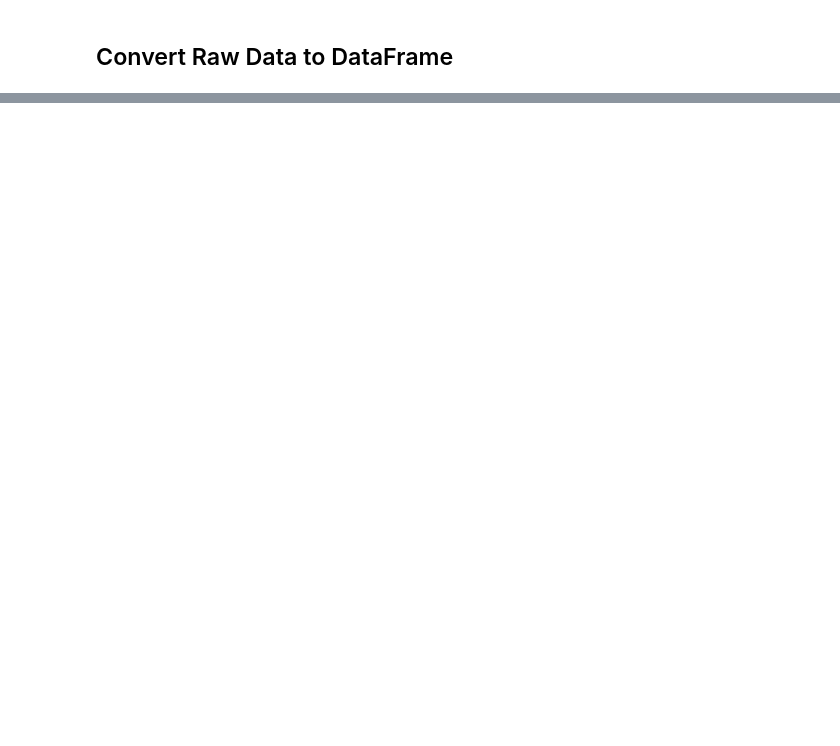
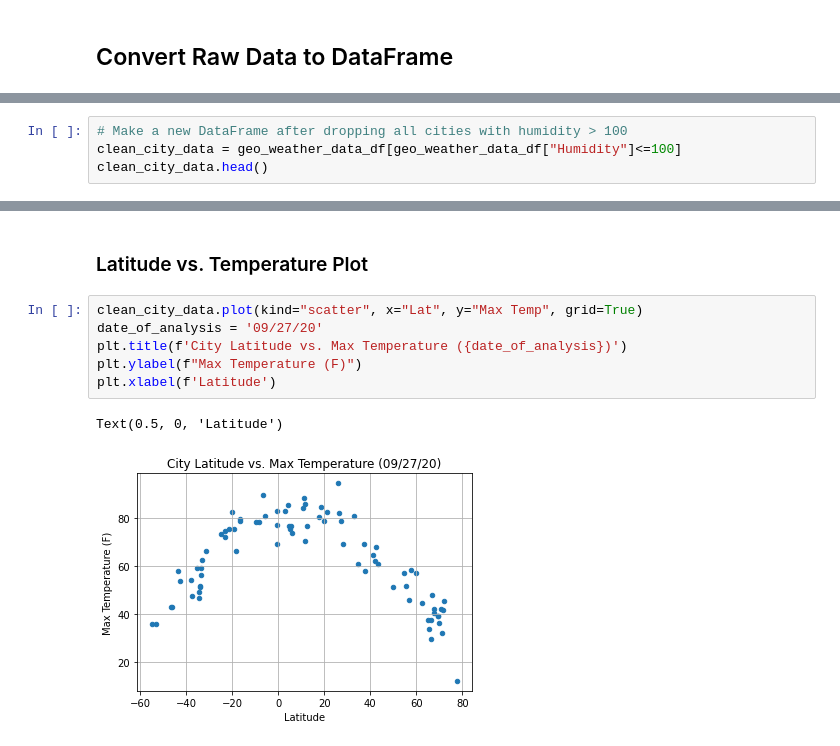
Before and after one commit to jbski/python-api-challenge, a Jupyter notebook: WeatherPy/WeatherPy.ipynb, the cells around one changed output, grey strips where cells are left out. Drawn from its saved outputs; the diff is of its cells as text; blank space fills up the shorter version.

Commit message:
Finished scatter plots

```diff
--- a/WeatherPy/WeatherPy.ipynb
+++ b/WeatherPy/WeatherPy.ipynb
@@ -129,0 +153,4 @@ geo_weather_data_df.head()
+# %%
+# Make a new DataFrame after dropping all cities with humidity > 100
+clean_city_data = geo_weather_data_df[geo_weather_data_df["Humidity"]<=100]
+clean_city_data.head()
@@ -129,0 +168,11 @@ geo_weather_data_df.head()
+# %% [markdown]
+### Latitude vs. Temperature Plot
+# %%
+clean_city_data.plot(kind="scatter", x="Lat", y="Max Temp", grid=True)
+date_of_analysis = '09/27/20'
+plt.title(f'City Latitude vs. Max Temperature ({date_of_analysis})')
+plt.ylabel(f"Max Temperature (F)")
+plt.xlabel(f'Latitude')
+# %% [output]
+Text(0.5, 0, 'Latitude')
+[figure, added]
```
Also changed, not shown: parts of 15 cells of this notebook, 1 other file.
